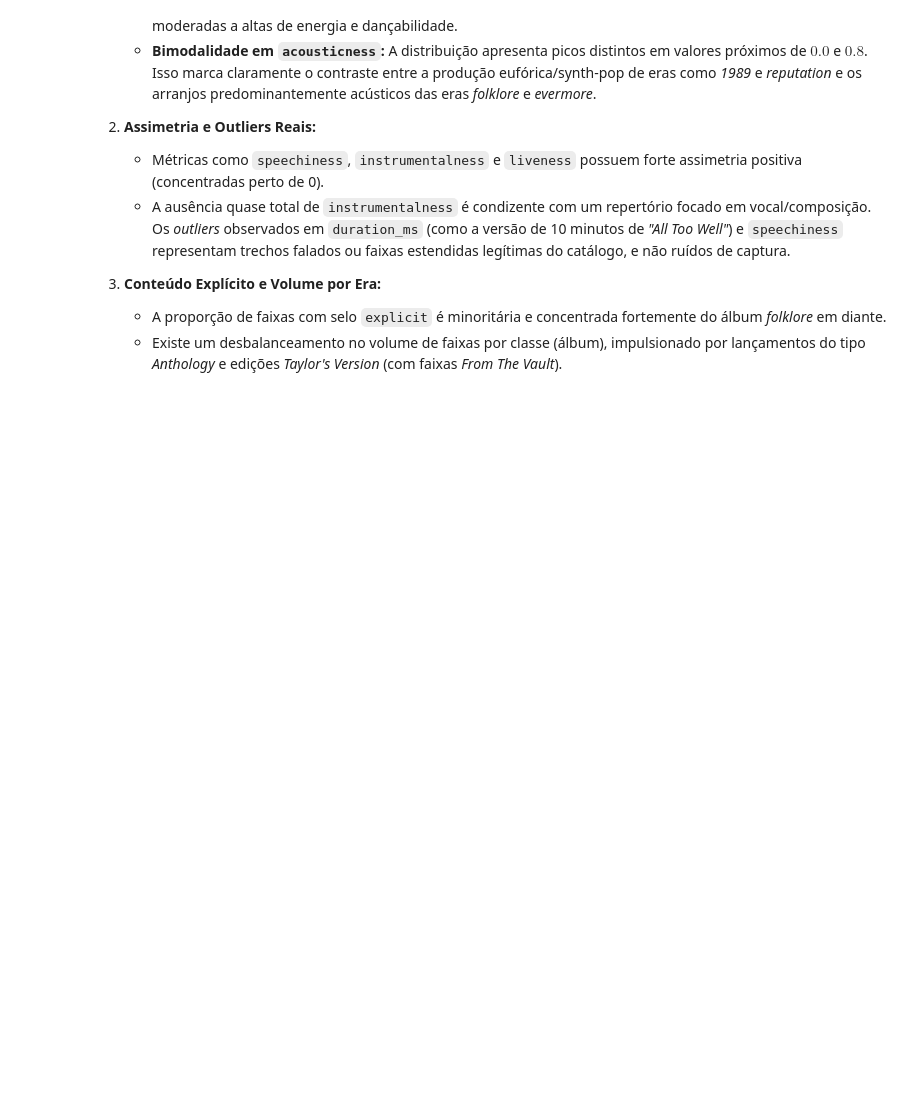
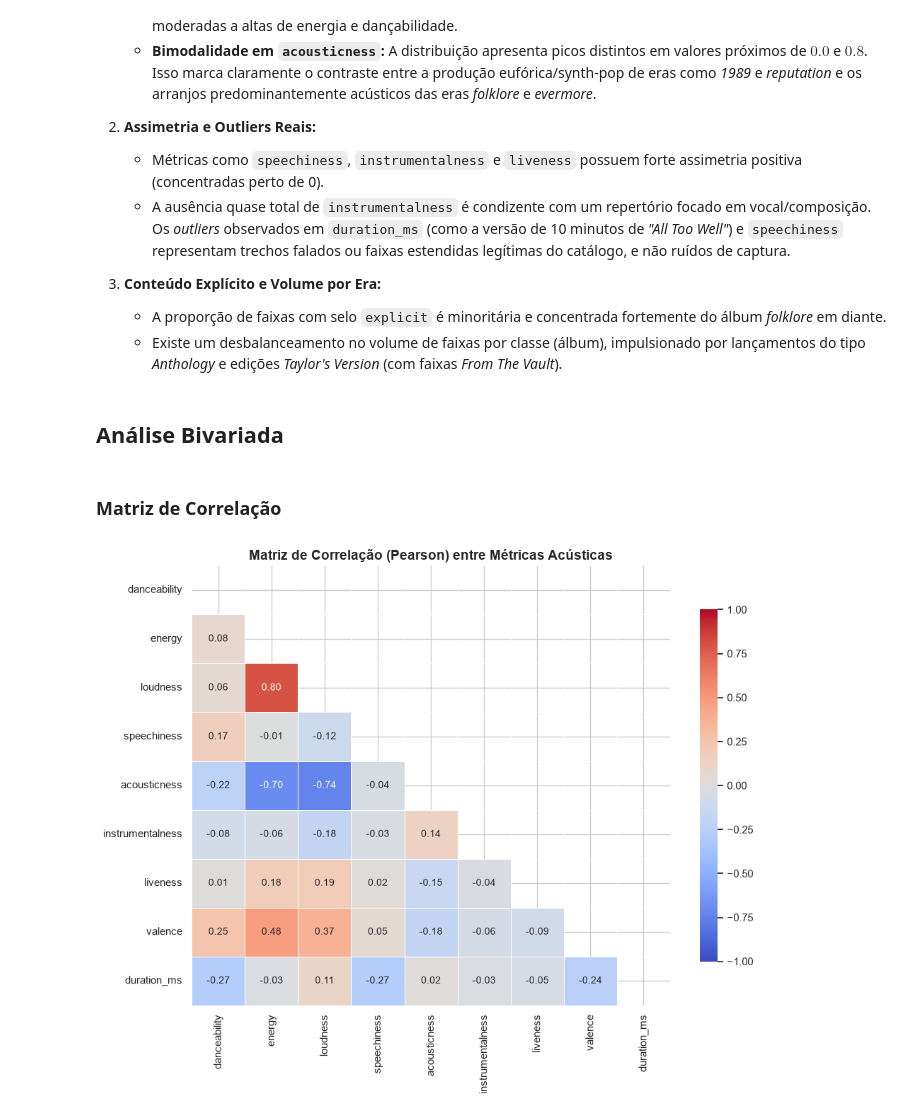
Before and after one commit to Caio-Gaspar/taylor-swift-era-predictor, a Jupyter notebook: notebooks/02_analise_exploratoria.ipynb, the cells around one changed output. Drawn from its saved outputs; the diff is of its cells as text; code cells hidden in the pictures; blank space fills up the shorter version.

```diff
--- a/notebooks/02_analise_exploratoria.ipynb
+++ b/notebooks/02_analise_exploratoria.ipynb
@@ -145,3 +145,29 @@ A análise univariada das métricas acústicas e metadados das 12 eras da Taylor
 3. **Conteúdo Explícito e Volume por Era:**
    * A proporção de faixas com selo `explicit` é minoritária e concentrada fortemente do álbum *folklore* em diante.
    * Existe um desbalanceamento no volume de faixas por classe (álbum), impulsionado por lançamentos do tipo *Anthology* e edições *Taylor's Version* (com faixas *From The Vault*).
+# %% [markdown]
+## Análise Bivariada
+# %% [markdown]
+### Matriz de Correlação
+# %%
+plt.figure(figsize=(10, 8))
+matriz_corr = df[features_continuas].corr()
+mask = np.triu(np.ones_like(matriz_corr, dtype=bool))
+
+sns.heatmap(
+    matriz_corr,
+    mask=mask,
+    annot=True,
+    fmt=".2f",
+    cmap="coolwarm",
+    vmin=-1,
+    vmax=1,
+    cbar_kws={"shrink": .8},
+    linewidths=0.5
+)
+
+plt.title('Matriz de Correlação (Pearson) entre Métricas Acústicas', fontsize=14, fontweight='bold')
+plt.tight_layout()
+plt.show()
+# %% [output]
+[figure, added]
```
Also changed, not shown: parts of 3 cells of this notebook.
